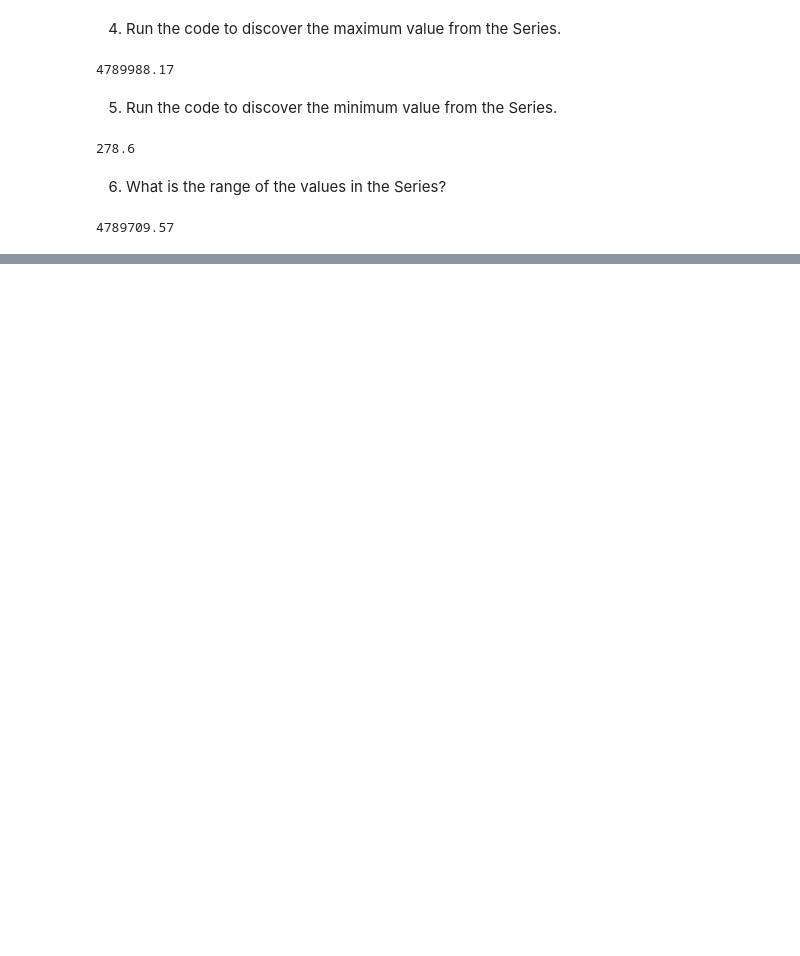
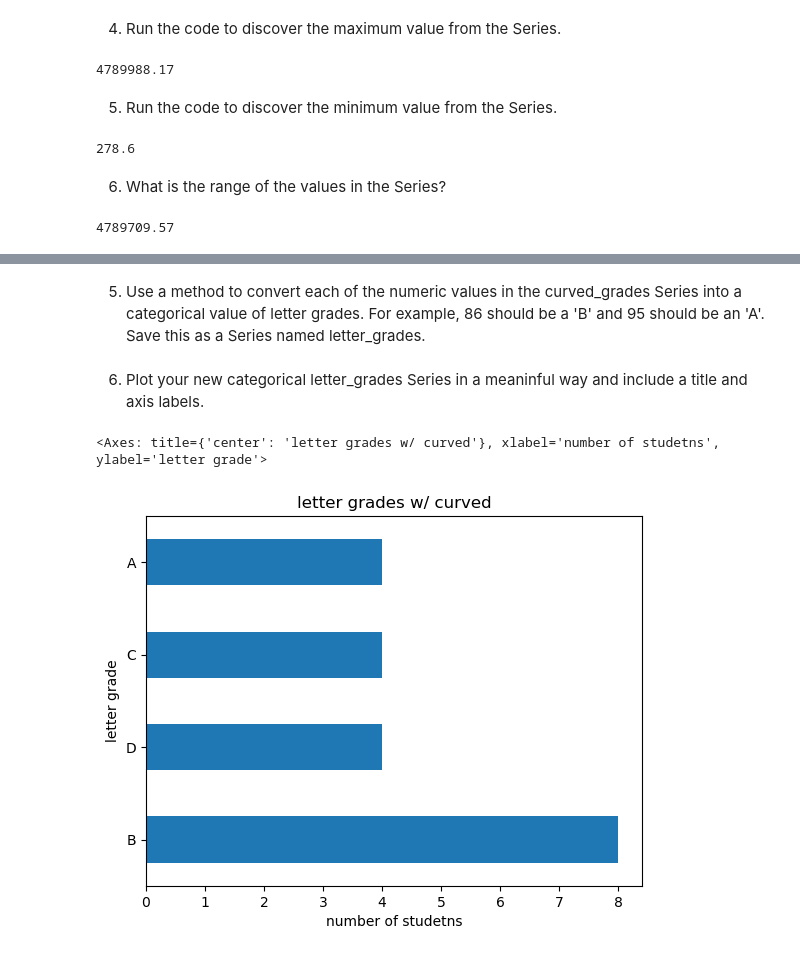
Before and after one commit to Jonathan-Garcia1/numpy-pandas-visualization-exercises, a Jupyter notebook: pandas_series.ipynb, the cells around one changed output, grey strips where cells are left out. Saved outputs shown, nothing was run; the diff lists cells and outputs as text; code cells hidden in the pictures; blank space fills up the shorter version.

```diff
--- a/pandas_series.ipynb
+++ b/pandas_series.ipynb
@@ -392,0 +494,3 @@ Use pandas to create a Series named exam_scores from the following list:
+# %%
+curved_grades = exam_scores + curve
+curved_grades
@@ -392,0 +515,14 @@ Use pandas to create a Series named exam_scores from the following list:
+# %% [markdown]
+5. Use a method to convert each of the numeric values in the curved_grades Series into a categorical value of letter grades. For example, 86 should be a 'B' and 95 should be an 'A'. Save this as a Series named letter_grades.
+# %%
+bin_edges = [0,70,80,90,100]
+bin_labels = ['D','C','B','A']
+# %%
+letter_grades = pd.cut(curved_grades, bins= bin_edges, labels= bin_labels)
+# %% [markdown]
+6. Plot your new categorical letter_grades Series in a meaninful way and include a title and axis labels.
+# %%
+letter_grades.value_counts().plot(kind= 'barh', title= 'letter grades w/ curved', xlabel= 'number of studetns', ylabel= 'letter grade')
+# %% [output]
+<Axes: title={'center': 'letter grades w/ curved'}, xlabel='number of studetns', ylabel='letter grade'>
+[figure, added]
```
Also changed, not shown: parts of 31 cells of this notebook, 3 other files.
